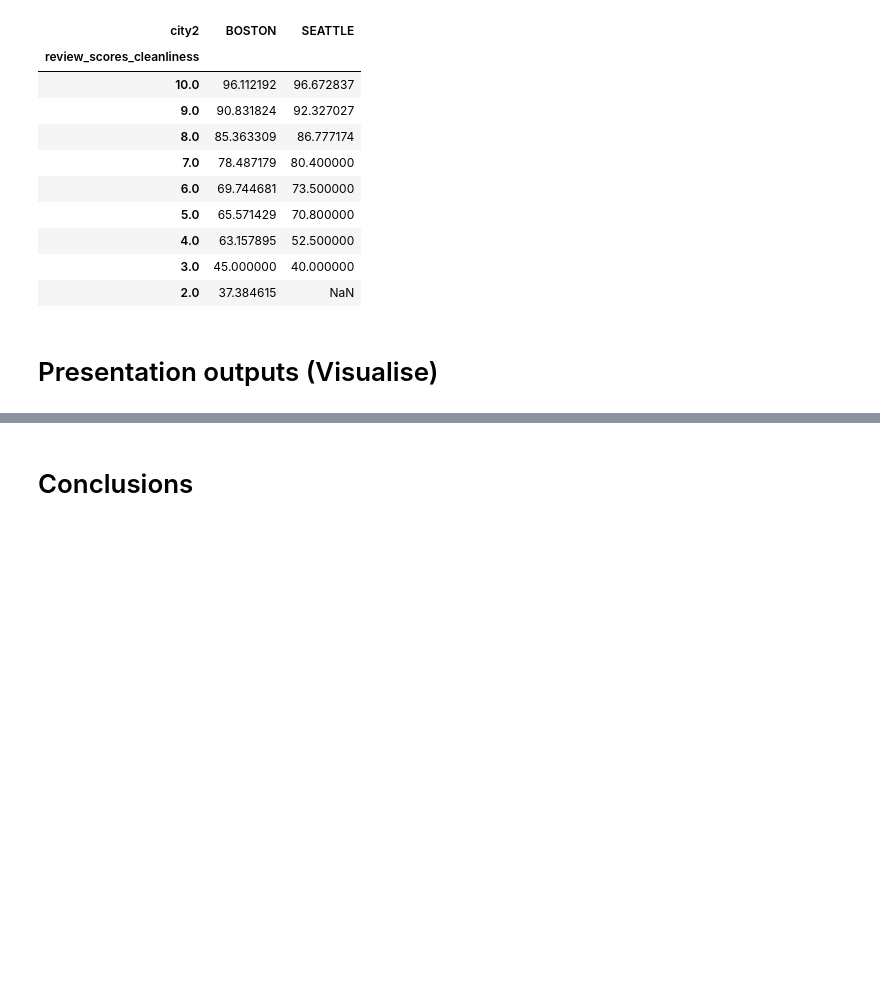
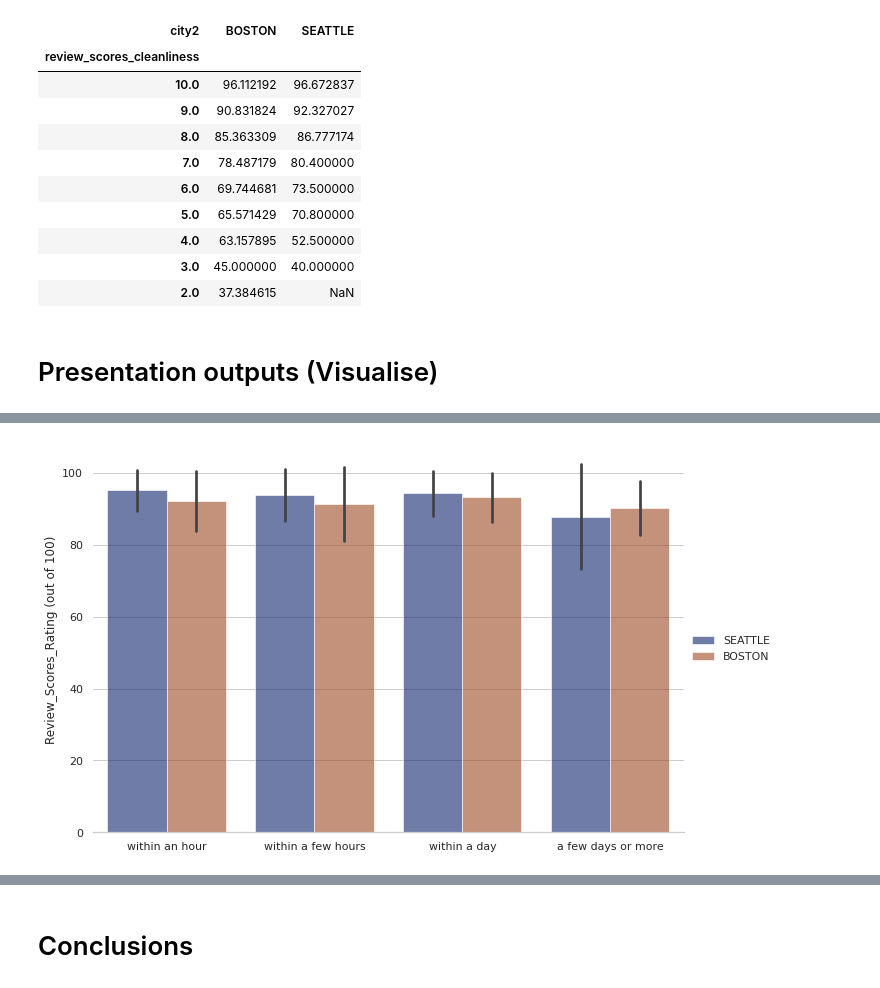
Before and after one commit to MikeDurrant/Airbnb_Boston_Seattle, a Jupyter notebook: airbnb-seattle-boston.ipynb, the cells around one changed output, grey strips where cells are left out. Saved outputs shown, nothing was run; the diff lists cells and outputs as text; code cells hidden in the pictures; blank space fills up the shorter version.

Commit message:
updated  visualitations

```diff
--- a/airbnb-seattle-boston.ipynb
+++ b/airbnb-seattle-boston.ipynb
@@ -1420,0 +1358,17 @@ pd.pivot_table(df_list, index='review_scores_cleanliness', columns='city2', valu
+# %%
+# cat plot for responding time
+
+sns.set_theme(style='whitegrid')
+
+g = sns.catplot(
+        data=df_list, kind='bar',
+        x='host_response_time', y='review_scores_rating', hue='city2',
+        order=['within an hour', 'within a few hours', 'within a day', 'a few days or more'],
+        ci='sd', palette='dark', alpha=.6, height=6, aspect=1.5,
+        )
+
+g.despine(left=True)
+g.set_axis_labels("", "Review_Scores_Rating (out of 100)")
+g.legend.set_title("")
+# %% [output]
+[figure, added]
```
Also changed, not shown: parts of 18 cells of this notebook.
